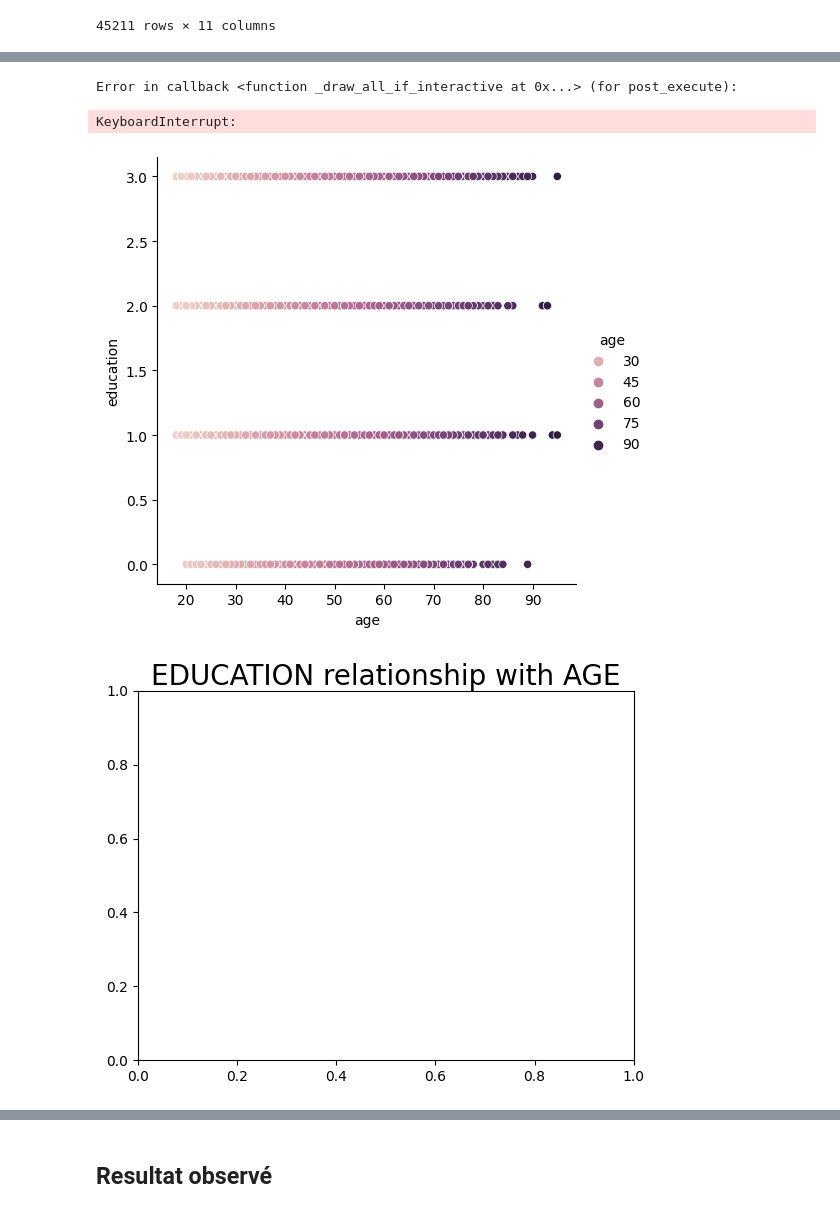
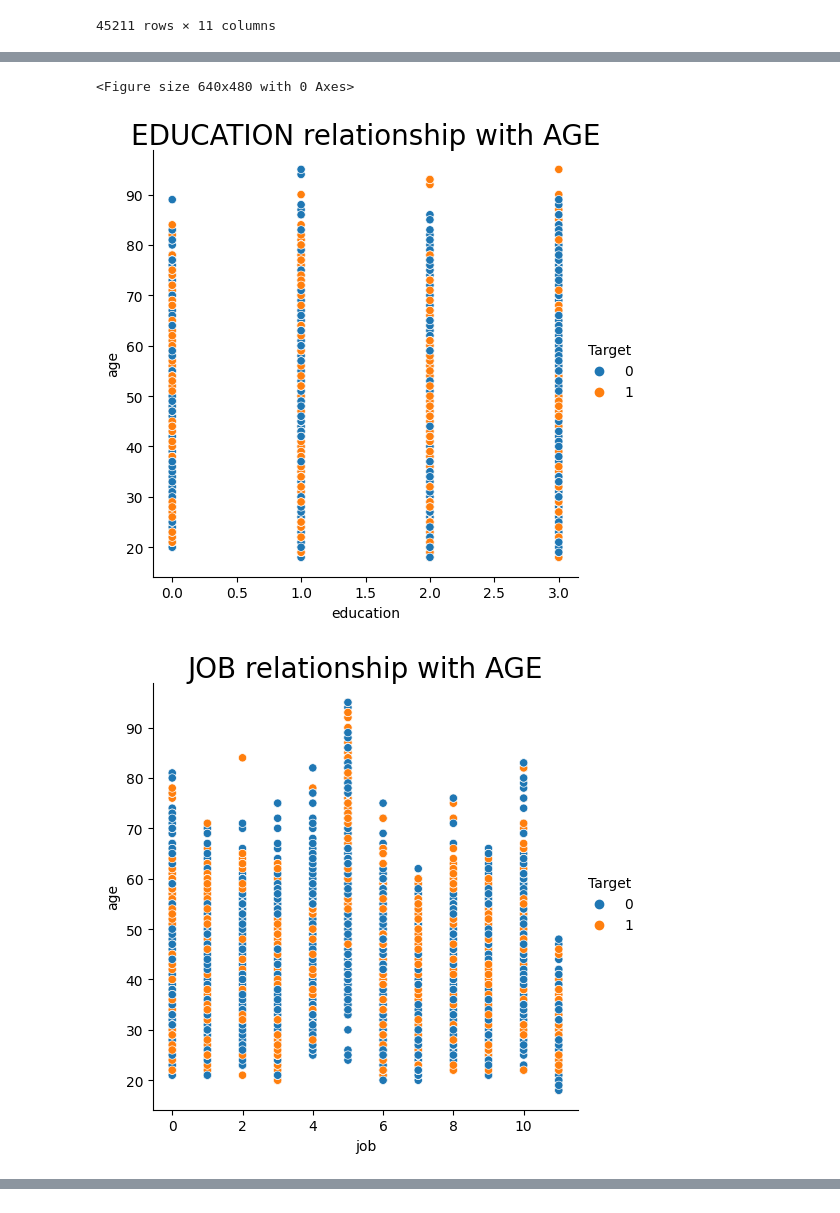
Before and after one commit to FournyP/ai-loans-prediction, a Jupyter notebook: main.ipynb, the cells around one changed output, grey strips where cells are left out. Saved outputs shown, nothing was run; the diff lists cells and outputs as text; code cells hidden in the pictures.

Commit message:
add predictive data

```diff
--- a/main.ipynb
+++ b/main.ipynb
@@ -59,5 +49,0 @@ msss = ms.bar(df, figsize = (8,8), fontsize= 16, color = 'teal', sort = 'descend
-# %%
-df.hist(figsize=(10,10))
-df = df[(df.age >= 25) & (df.age <= 50)]
-
-plt.show()
@@ -78,0 +61,16 @@ plt.show()
+# %%
+df[["age"]].boxplot()
+plt.show()
+
+df[["balance"]].boxplot()
+plt.show()
+
+df = df[(df.age >= 17) & (df.age <= 70)]
+df = df[(df.balance >= -2000) & (df.balance <= 20000)]
+
+
+sb.displot(dfClear["age"])
+plt.show()
+
+sb.displot(dfClear["balance"])
+plt.show()
@@ -79,11 +82,11 @@ plt.show()
 # %%
 plt.figure()
-def corrDiagram(widths,height, data=df, plt=plt):
+def corrDiagram(widths,height, df, plt=plt):
     for width in widths:
-        diagram = sb.relplot(x=height , y=width, hue=height , data=df)
+        diagram = sb.relplot(y=height , x=width, hue="Target", data=df)
         plt.title(width.upper() + ' relationship with '+ height.upper(), fontsize = 20, color = 'black', verticalalignment= 'top')
-    return True
+    return plt
 
 
-corrDiagram(["education", "housing", "balance"], "age")
+corrDiagram(["education", "job", "balance"], "age", dfClear)
 # %% [output]
@@ -91,4 +94,3 @@ True
-Error in callback <function _draw_all_if_interactive at 0x...> (for post_execute):
+<Figure size 640x480 with 0 Axes>
-KeyboardInterrupt:
-[figure, old version]
+[figure, new version]
-[figure, old version]
+[figure, new version]
@@ -95,2 +97,0 @@ KeyboardInterrupt:
-# %% [markdown]
-## Resultat observé
```
Also changed, not shown: parts of 21 cells of this notebook.
